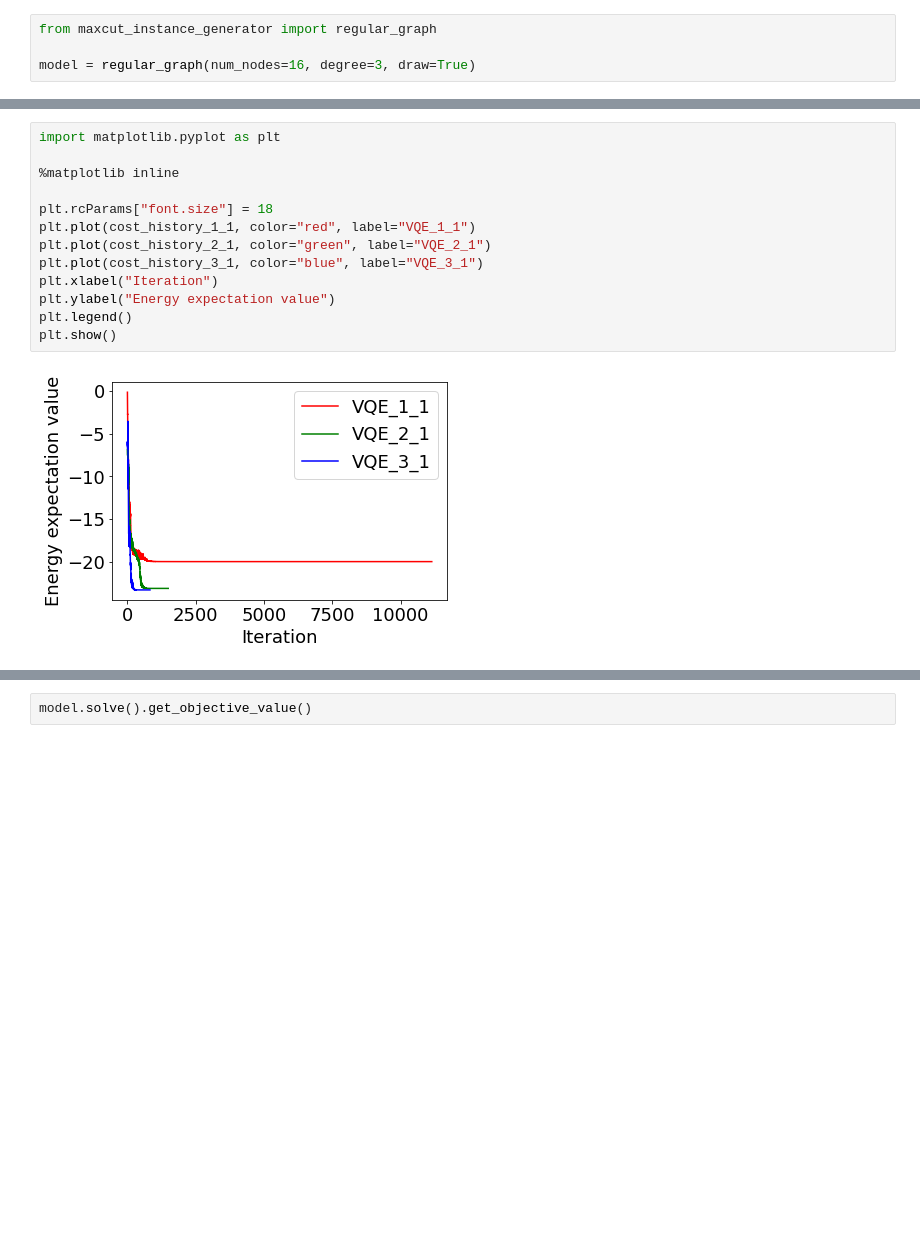
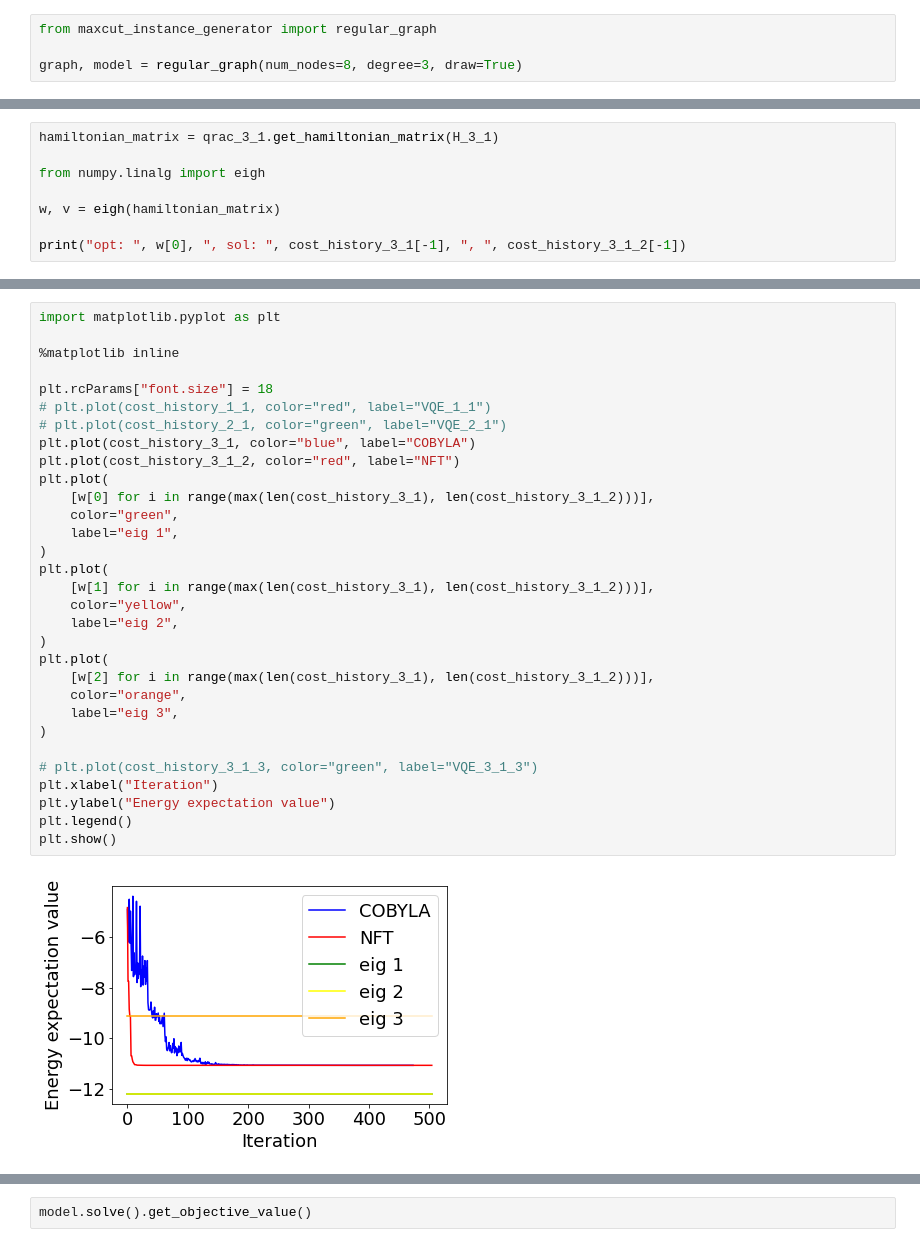
Before and after one commit to terapoon/qrao_experiment, a Jupyter notebook: qulacs/play_ground.ipynb, the cells around one changed output, grey strips where cells are left out. Cells and saved outputs as stored; diff of their text form; blank space fills up the shorter version.

```diff
--- a/qulacs/play_ground.ipynb
+++ b/qulacs/play_ground.ipynb
@@ -1,5 +1,5 @@
 # %%
 from maxcut_instance_generator import regular_graph
 
-model = regular_graph(num_nodes=16, degree=3, draw=True)
+graph, model = regular_graph(num_nodes=8, degree=3, draw=True)
 # %% [output]
@@ -108,0 +156,8 @@ Iter    cost
+# %%
+hamiltonian_matrix = qrac_3_1.get_hamiltonian_matrix(H_3_1)
+
+from numpy.linalg import eigh
+
+w, v = eigh(hamiltonian_matrix)
+
+print("opt: ", w[0], ", sol: ", cost_history_3_1[-1], ", ", cost_history_3_1_2[-1])
@@ -109,18 +214,36 @@ Iter    cost
 # %%
 import matplotlib.pyplot as plt
 
 %matplotlib inline
 
 plt.rcParams["font.size"] = 18
-plt.plot(cost_history_1_1, color="red", label="VQE_1_1")
-plt.plot(cost_history_2_1, color="green", label="VQE_2_1")
-plt.plot(cost_history_3_1, color="blue", label="VQE_3_1")
+# plt.plot(cost_history_1_1, color="red", label="VQE_1_1")
+# plt.plot(cost_history_2_1, color="green", label="VQE_2_1")
+plt.plot(cost_history_3_1, color="blue", label="COBYLA")
+plt.plot(cost_history_3_1_2, color="red", label="NFT")
+plt.plot(
+    [w[0] for i in range(max(len(cost_history_3_1), len(cost_history_3_1_2)))],
+    color="green",
+    label="eig 1",
+)
+plt.plot(
+    [w[1] for i in range(max(len(cost_history_3_1), len(cost_history_3_1_2)))],
+    color="yellow",
+    label="eig 2",
+)
+plt.plot(
+    [w[2] for i in range(max(len(cost_history_3_1), len(cost_history_3_1_2)))],
+    color="orange",
+    label="eig 3",
+)
+
+# plt.plot(cost_history_3_1_3, color="green", label="VQE_3_1_3")
 plt.xlabel("Iteration")
 plt.ylabel("Energy expectation value")
 plt.legend()
 plt.show()
 # %% [output]
-[figure, old version]
+[figure, new version]
 # %%
 from rounding import MagicRounding
 
```
Also changed, not shown: parts of 9 cells of this notebook, 7 other files.
